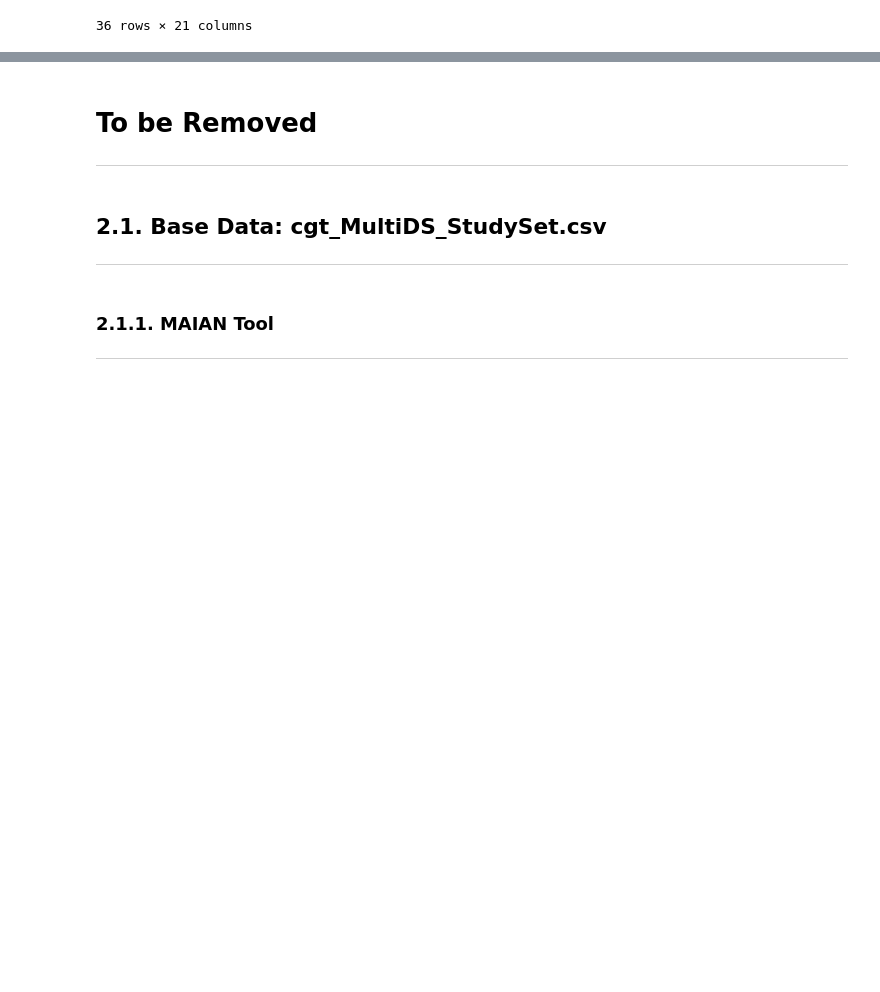
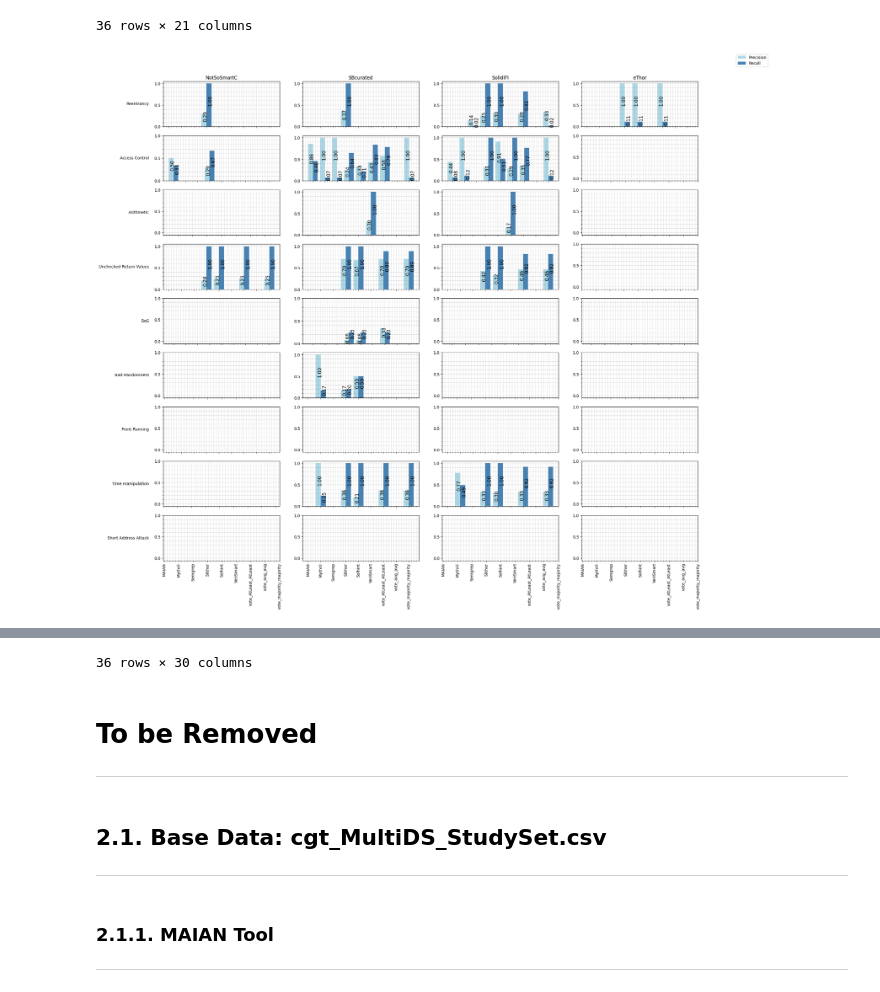
Before and after one commit to MultiTagging/MultiTagging_Refiner_Demo, a Jupyter notebook: MultiTagging.ipynb, the cells around one changed output, grey strips where cells are left out. Saved outputs shown, nothing was run; the diff lists cells and outputs as text; code cells hidden in the pictures; blank space fills up the shorter version.

```diff
--- a/MultiTagging.ipynb
+++ b/MultiTagging.ipynb
@@ -723,3 +939,8 @@ Eval_Results
 36 rows × 21 columns
 # %%
 Eval_Results.to_csv('./Results/Eval Charts/AllResult.csv',index=False)
+# %%
+Eval_Results = plot_result(['All'],['All'])
+Eval_Results
+# %% [output]
+[figure, added]
@@ -725,0 +964 @@ Eval_Results.to_csv('./Results/Eval Charts/AllResult.csv',index=False)
+36 rows × 30 columns
```
Also changed, not shown: parts of 18 cells of this notebook, 25 other files.
